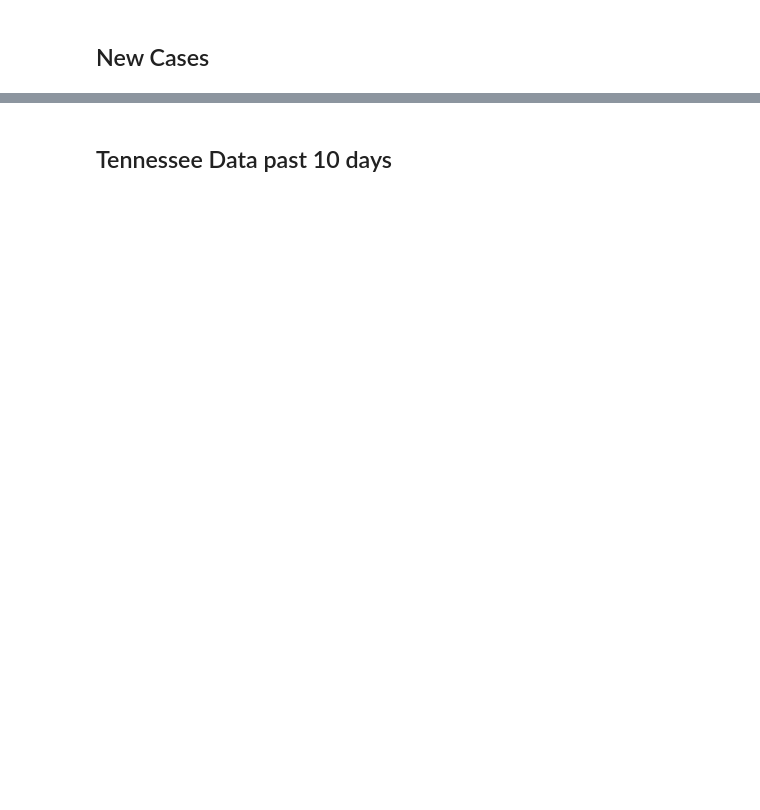
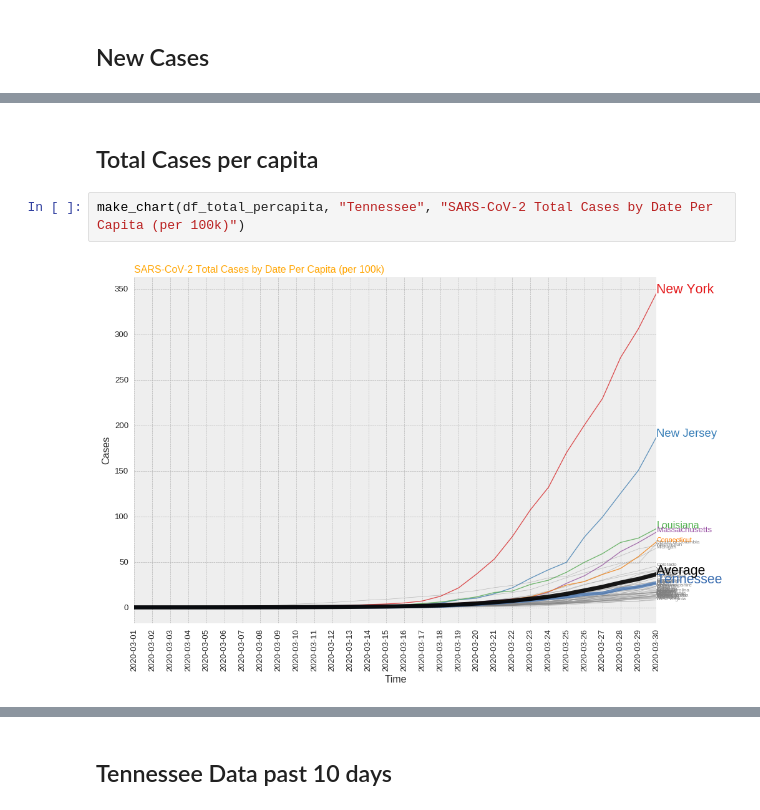
Before and after one commit to pconwell/covid-chart, a Jupyter notebook: covid.ipynb, the cells around one changed output, grey strips where cells are left out. Saved outputs shown, nothing was run; the diff lists cells and outputs as text; blank space fills up the shorter version.

```diff
--- a/covid.ipynb
+++ b/covid.ipynb
@@ -106,0 +159,6 @@ plt.ylabel("Cases")
+# %% [markdown]
+## Total Cases per capita
+# %%
+make_chart(df_total_percapita, "Tennessee", "SARS-CoV-2 Total Cases by Date Per Capita (per 100k)")
+# %% [output]
+[figure, added]
```
Also changed, not shown: parts of 17 cells of this notebook, 2 other files.
